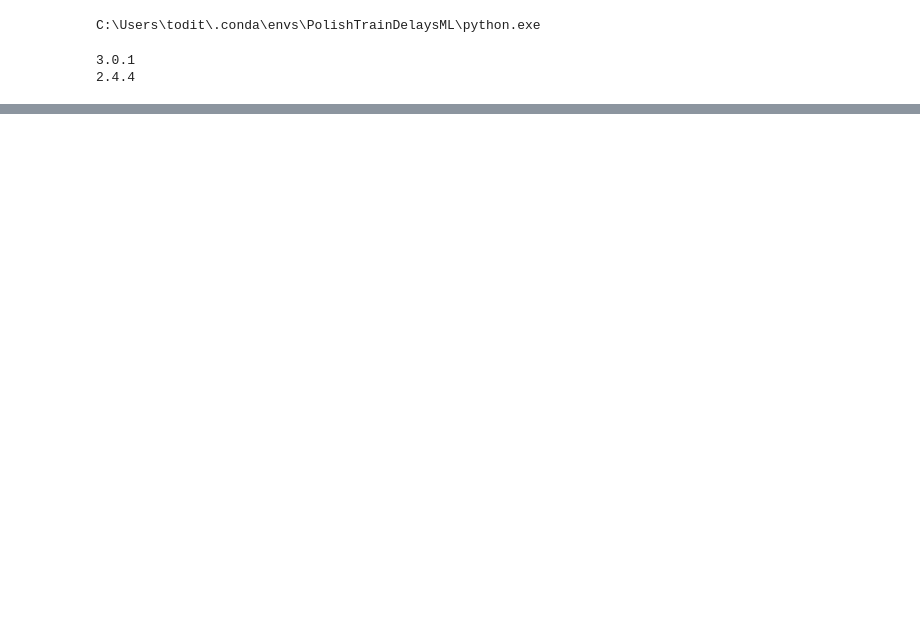
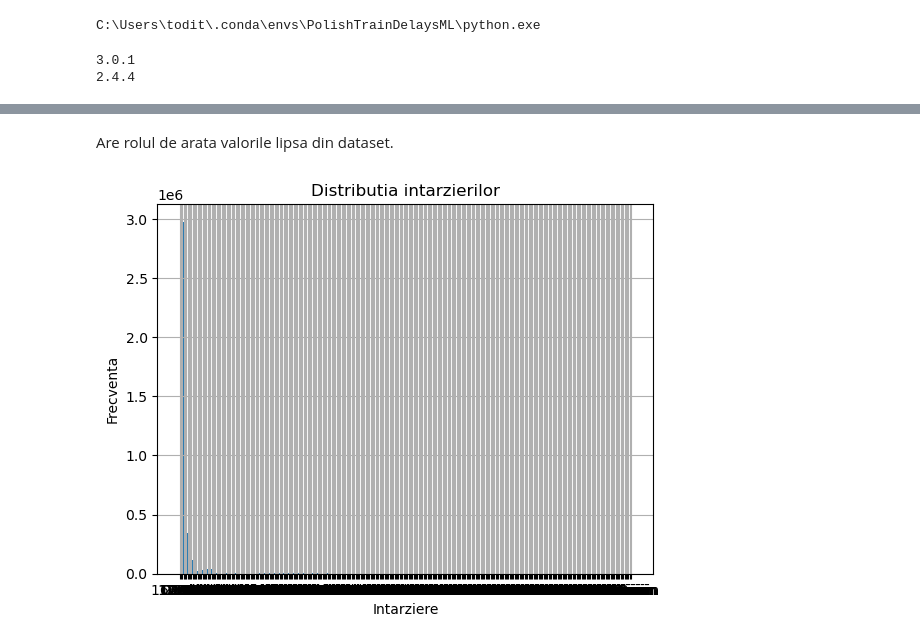
Before and after one commit to 4lac1vica/PolishTrainsDelaysML, a Jupyter notebook: delaysNb.ipynb, the cells around one changed output, grey strips where cells are left out. Saved outputs shown, nothing was run; the diff lists cells and outputs as text; code cells hidden in the pictures; blank space fills up the shorter version.

```diff
--- a/delaysNb.ipynb
+++ b/delaysNb.ipynb
@@ -39,0 +111,10 @@ print(df.head())
+# %% [markdown]
+Are rolul de arata valorile lipsa din dataset.
+# %%
+df["delay"].hist(bins=100)
+plt.title("Distributia intarzierilor")
+plt.xlabel("Intarziere")
+plt.ylabel("Frecventa")
+plt.show()
+# %% [output]
+[figure, added]
```
Also changed, not shown: parts of 17 cells of this notebook, 1 other file.
